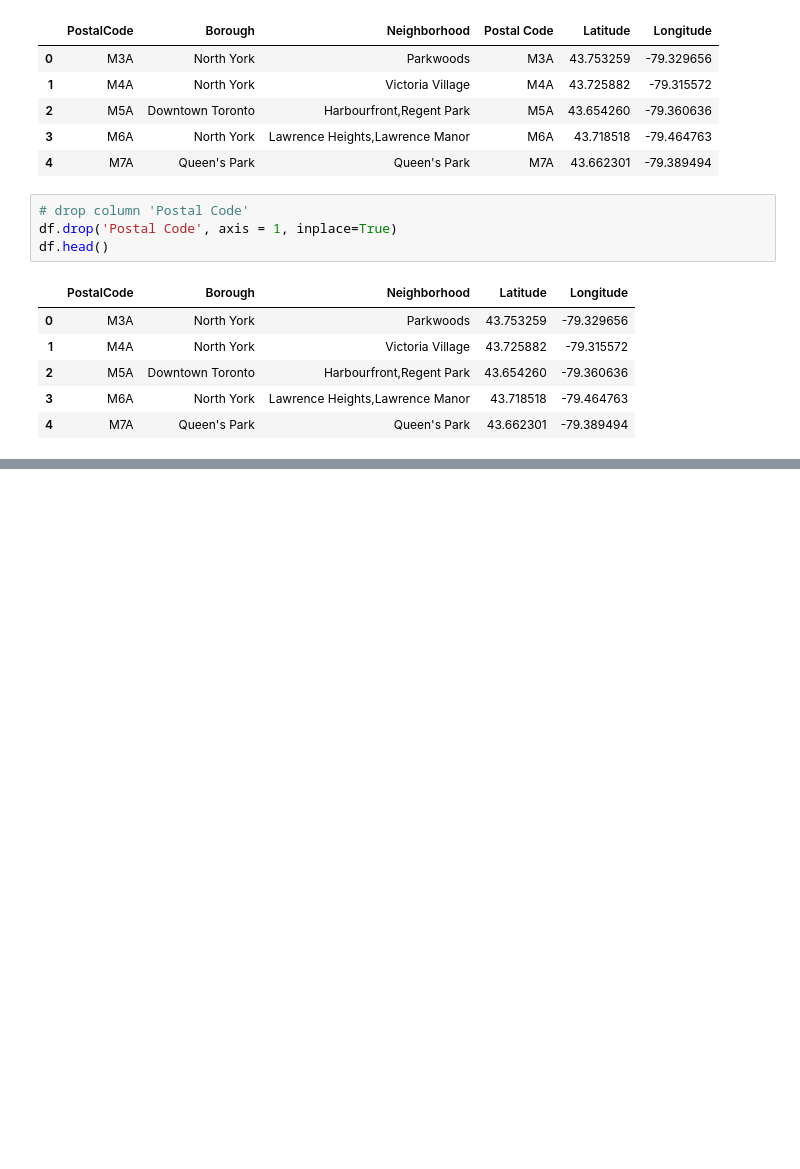
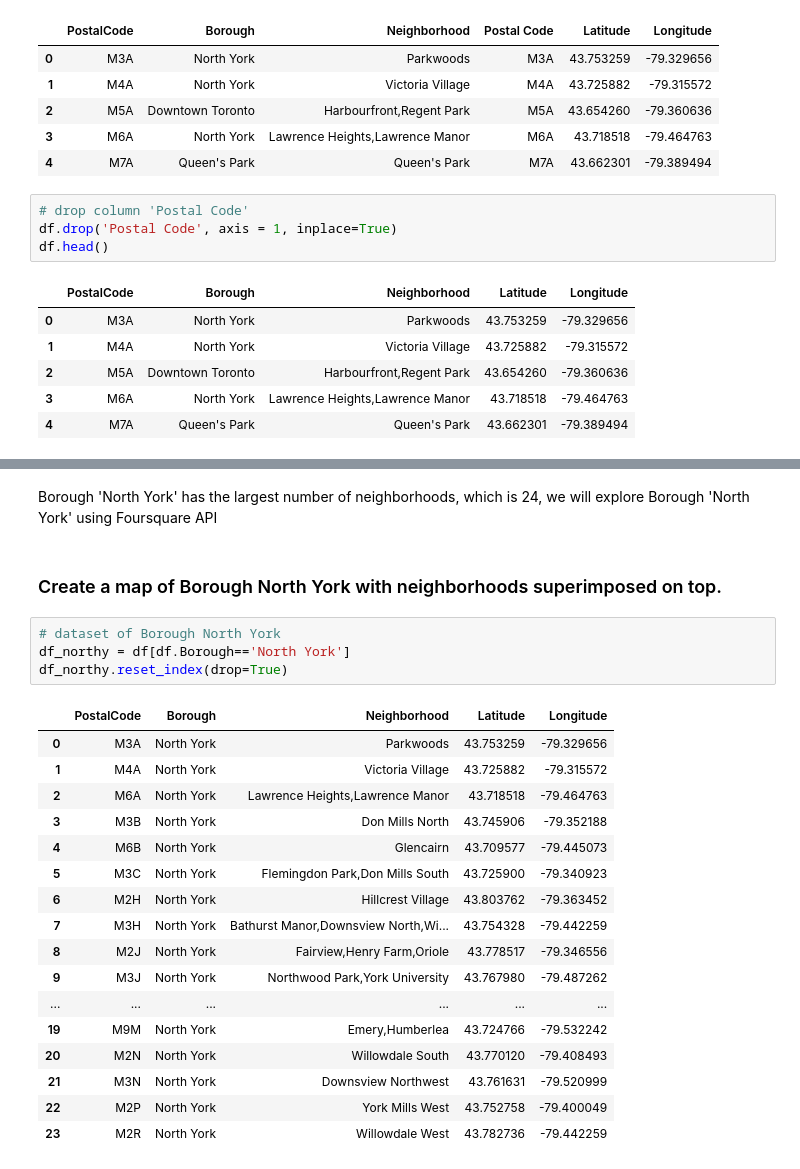
Before and after one commit to RayWongGit/Coursera-Capstone-Segmenting-and-Clustering-Neighborhoods-in-Toronto, a Jupyter notebook: Segmenting and Clustering Neighborhoods in Toronto.ipynb, the cells around one changed output, grey strips where cells are left out. Drawn from its saved outputs; the diff is of its cells as text; blank space fills up the shorter version.

```diff
--- a/Segmenting and Clustering Neighborhoods in Toronto.ipynb
+++ b/Segmenting and Clustering Neighborhoods in Toronto.ipynb
@@ -162,0 +214,26 @@ df.head()
+# %% [markdown]
+Borough 'North York' has the largest number of neighborhoods, which is 24, we will explore Borough 'North York' using Foursquare API
+# %% [markdown]
+### Create a map of Borough North York with neighborhoods superimposed on top.
+# %%
+# dataset of Borough North York
+df_northy = df[df.Borough=='North York']
+df_northy.reset_index(drop=True)
+# %% [output]
+|  | PostalCode | Borough | Neighborhood | Latitude | Longitude |
+| 0 | M3A | North York | Parkwoods | 43.753259 | -79.329656 |
+| 1 | M4A | North York | Victoria Village | 43.725882 | -79.315572 |
+| 2 | M6A | North York | Lawrence Heights,Lawrence Manor | 43.718518 | -79.464763 |
+| 3 | M3B | North York | Don Mills North | 43.745906 | -79.352188 |
+| 4 | M6B | North York | Glencairn | 43.709577 | -79.445073 |
+| 5 | M3C | North York | Flemingdon Park,Don Mills South | 43.725900 | -79.340923 |
+| 6 | M2H | North York | Hillcrest Village | 43.803762 | -79.363452 |
+| 7 | M3H | North York | Bathurst Manor,Downsview North,Wi... | 43.754328 | -79.442259 |
+| 8 | M2J | North York | Fairview,Henry Farm,Oriole | 43.778517 | -79.346556 |
+| 9 | M3J | North York | Northwood Park,York University | 43.767980 | -79.487262 |
+| ... | ... | ... | ... | ... | ... |
+| 19 | M9M | North York | Emery,Humberlea | 43.724766 | -79.532242 |
+| 20 | M2N | North York | Willowdale South | 43.770120 | -79.408493 |
+| 21 | M3N | North York | Downsview Northwest | 43.761631 | -79.520999 |
+| 22 | M2P | North York | York Mills West | 43.752758 | -79.400049 |
+| 23 | M2R | North York | Willowdale West | 43.782736 | -79.442259 |
```
Also changed, not shown: parts of 41 cells of this notebook.
